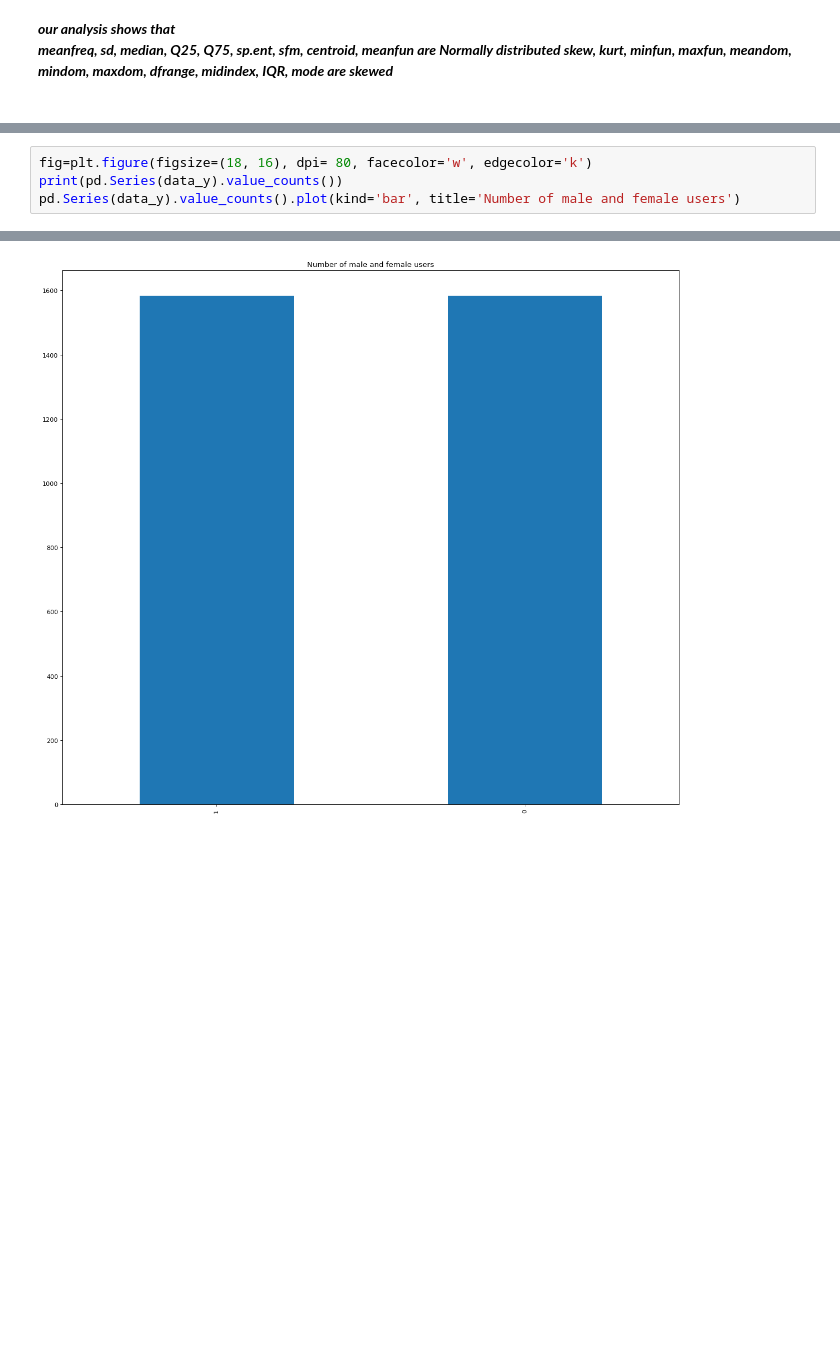
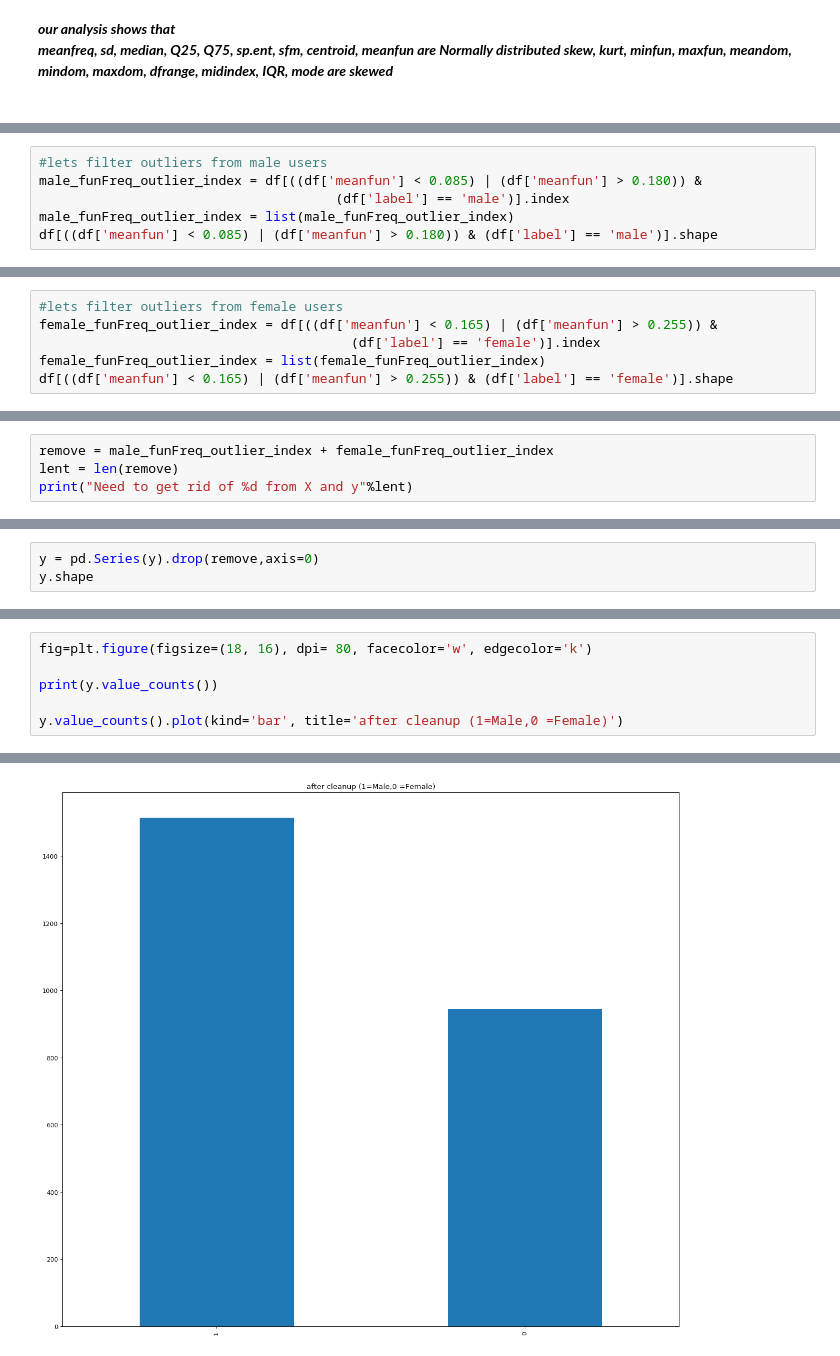
Before and after one commit to srikarpv/gender-recognition, a Jupyter notebook: gender recognition.ipynb, the cells around one changed output, grey strips where cells are left out. Drawn from its saved outputs; the diff is of its cells as text; blank space fills up the shorter version.

```diff
--- a/gender recognition.ipynb
+++ b/gender recognition.ipynb
@@ -240,0 +274,6 @@ skew, kurt, minfun, maxfun, meandom, mindom, maxdom, dfrange, midindex, IQR, mod
+# %%
+#lets filter outliers from male users
+male_funFreq_outlier_index = df[((df['meanfun'] < 0.085) | (df['meanfun'] > 0.180)) &
+                                      (df['label'] == 'male')].index
+male_funFreq_outlier_index = list(male_funFreq_outlier_index)
+df[((df['meanfun'] < 0.085) | (df['meanfun'] > 0.180)) & (df['label'] == 'male')].shape
@@ -240,0 +282,6 @@ skew, kurt, minfun, maxfun, meandom, mindom, maxdom, dfrange, midindex, IQR, mod
+# %%
+#lets filter outliers from female users
+female_funFreq_outlier_index = df[((df['meanfun'] < 0.165) | (df['meanfun'] > 0.255)) &
+                                        (df['label'] == 'female')].index
+female_funFreq_outlier_index = list(female_funFreq_outlier_index)
+df[((df['meanfun'] < 0.165) | (df['meanfun'] > 0.255)) & (df['label'] == 'female')].shape
@@ -240,0 +290,4 @@ skew, kurt, minfun, maxfun, meandom, mindom, maxdom, dfrange, midindex, IQR, mod
+# %%
+remove = male_funFreq_outlier_index + female_funFreq_outlier_index
+lent = len(remove)
+print("Need to get rid of %d from X and y"%lent)
@@ -240,0 +301,3 @@ skew, kurt, minfun, maxfun, meandom, mindom, maxdom, dfrange, midindex, IQR, mod
+# %%
+y = pd.Series(y).drop(remove,axis=0)
+y.shape
@@ -241,5 +308,7 @@ skew, kurt, minfun, maxfun, meandom, mindom, maxdom, dfrange, midindex, IQR, mod
 # %%
 fig=plt.figure(figsize=(18, 16), dpi= 80, facecolor='w', edgecolor='k')
-print(pd.Series(data_y).value_counts())
-pd.Series(data_y).value_counts().plot(kind='bar', title='Number of male and female users')
+
+print(y.value_counts())
+
+y.value_counts().plot(kind='bar', title='after cleanup (1=Male,0 =Female)')
 # %% [output]
@@ -248,3 +317,3 @@ pd.Series(data_y).value_counts().plot(kind='bar', title='Number of male and fema
 dtype: int64
 <matplotlib.axes._subplots.AxesSubplot at 0x...>
-[figure, old version]
+[figure, new version]
```
Also changed, not shown: parts of 40 cells of this notebook.
